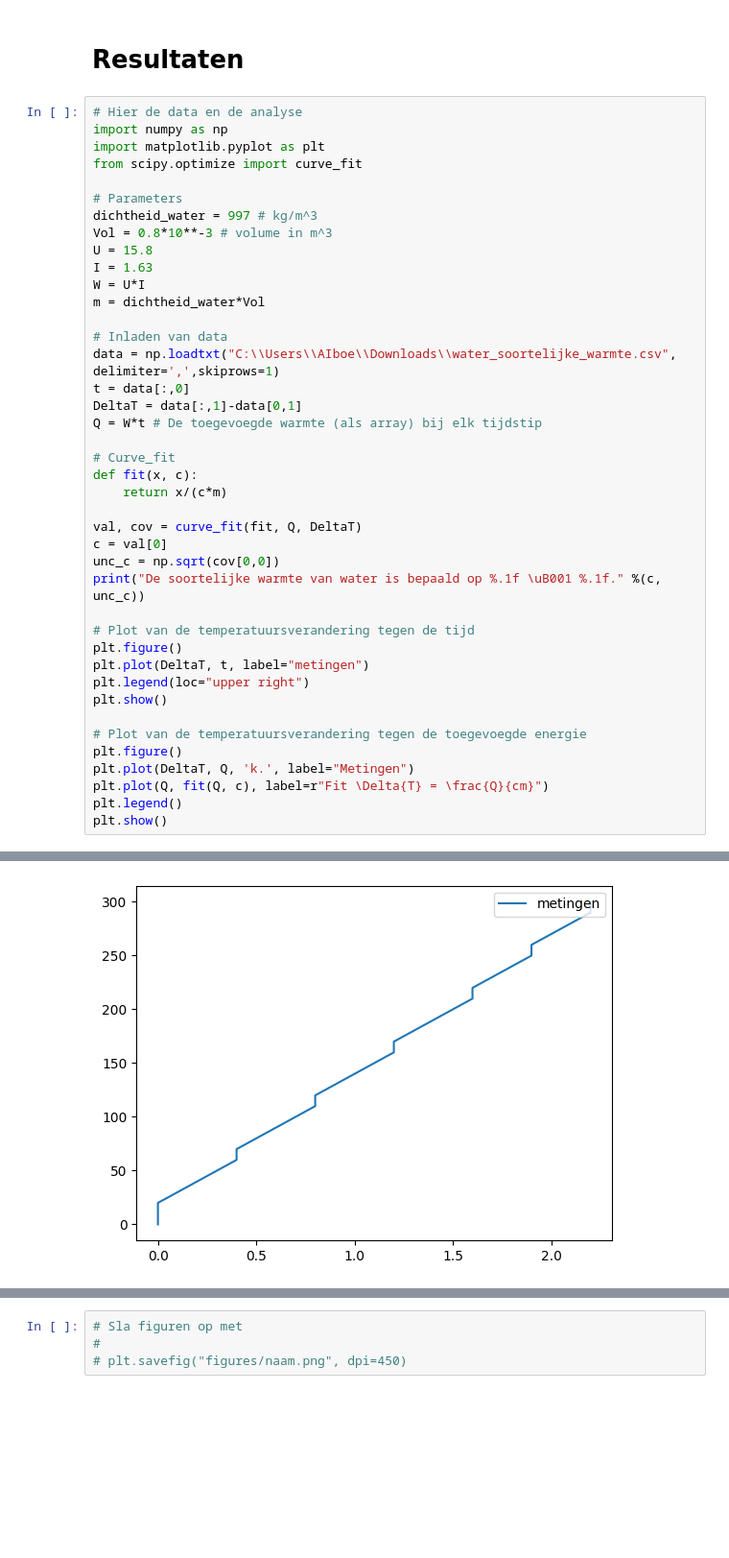
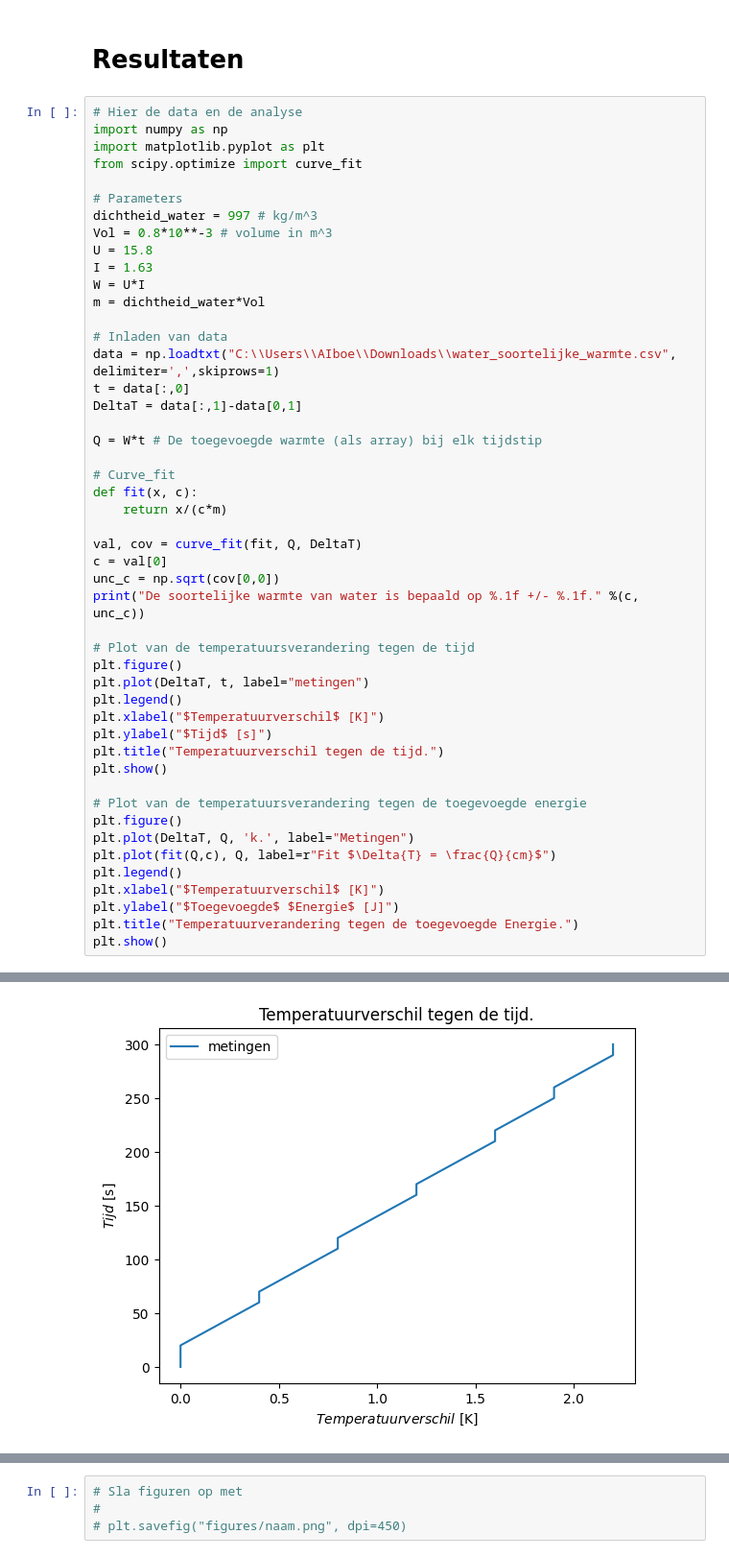
Before and after one commit to thaak123/19, a Jupyter notebook: Content/Labs/cwater.ipynb, the cells around one changed output, grey strips where cells are left out. Shown at 96% size. Drawn from its saved outputs; the diff is of its cells as text; blank space fills up the shorter version.

Commit message:
Plots aangepast in cwater.

```diff
--- a/Content/Labs/cwater.ipynb
+++ b/Content/Labs/cwater.ipynb
@@ -83,6 +83,7 @@ m = dichtheid_water*Vol
 data = np.loadtxt("C:\\Users\\AIboe\\Downloads\\water_soortelijke_warmte.csv", delimiter=',',skiprows=1)
 t = data[:,0]
 DeltaT = data[:,1]-data[0,1]
+
 Q = W*t # De toegevoegde warmte (als array) bij elk tijdstip
 
 # Curve_fit
@@ -92,18 +93,24 @@ def fit(x, c):
 val, cov = curve_fit(fit, Q, DeltaT)
 c = val[0]
 unc_c = np.sqrt(cov[0,0])
-print("De soortelijke warmte van water is bepaald op %.1f \uB001 %.1f." %(c, unc_c))
+print("De soortelijke warmte van water is bepaald op %.1f +/- %.1f." %(c, unc_c))
 
 # Plot van de temperatuursverandering tegen de tijd
 plt.figure()
 plt.plot(DeltaT, t, label="metingen")
-plt.legend(loc="upper right")
+plt.legend()
+plt.xlabel("$Temperatuurverschil$ [K]")
+plt.ylabel("$Tijd$ [s]")
+plt.title("Temperatuurverschil tegen de tijd.")
 plt.show()
 
 # Plot van de temperatuursverandering tegen de toegevoegde energie
 plt.figure()
 plt.plot(DeltaT, Q, 'k.', label="Metingen")
-plt.plot(Q, fit(Q, c), label=r"Fit \Delta{T} = \frac{Q}{cm}")
+plt.plot(fit(Q,c), Q, label=r"Fit $\Delta{T} = \frac{Q}{cm}$")
 plt.legend()
+plt.xlabel("$Temperatuurverschil$ [K]")
+plt.ylabel("$Toegevoegde$ $Energie$ [J]")
+plt.title("Temperatuurverandering tegen de toegevoegde Energie.")
 plt.show()
 # %% [output]
@@ -111 +118 @@ De soortelijke warmte van water is bepaald op 4392.7 뀁 37.8.
-[figure, old version]
+[figure, new version]
```
Also changed, not shown: parts of 1 cell of this notebook.
